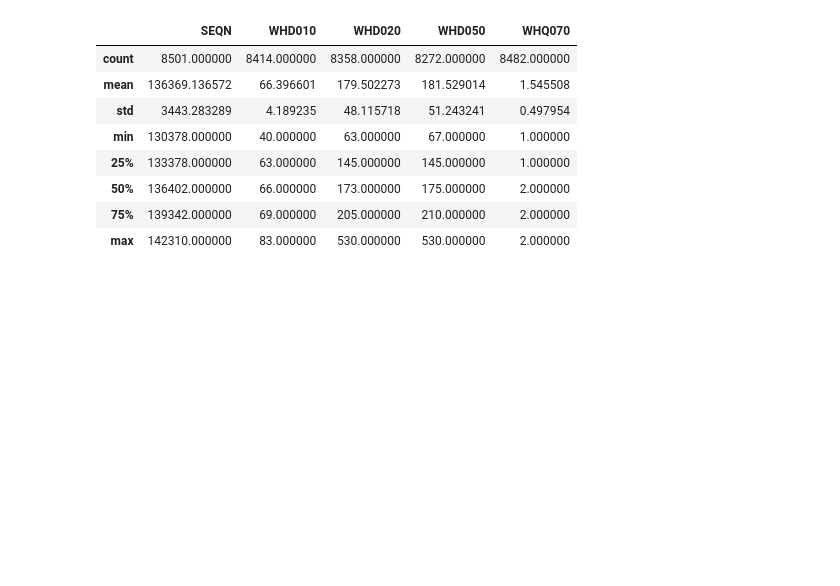
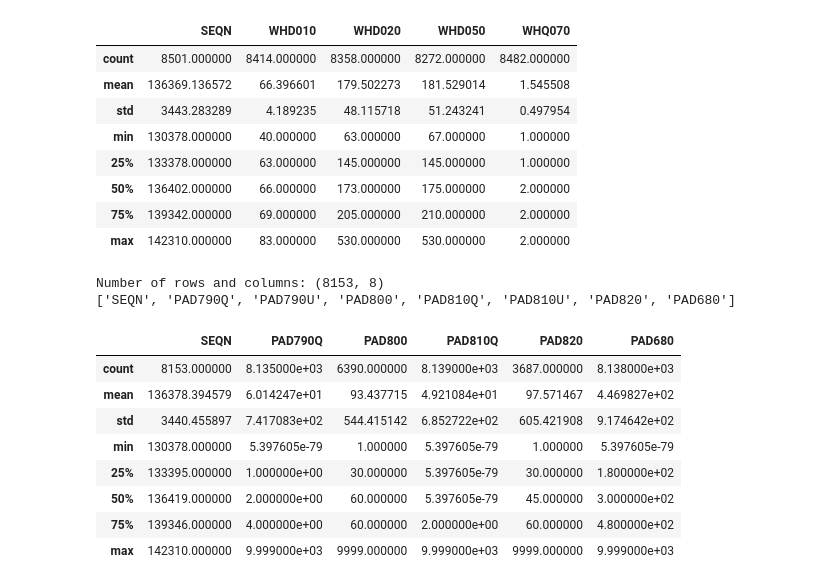
Before and after one commit to willcole2/nhanes-project, a Jupyter notebook: nhanes_exploration.ipynb, the cells around one changed output. Saved outputs shown, nothing was run; the diff lists cells and outputs as text; code cells hidden in the pictures; blank space fills up the shorter version.

```diff
--- a/nhanes_exploration.ipynb
+++ b/nhanes_exploration.ipynb
@@ -69,3 +69,26 @@ whq_clean.describe()
 | 50% | 136402.000000 | 66.000000 | 173.000000 | 175.000000 | 2.000000 |
 | 75% | 139342.000000 | 69.000000 | 205.000000 | 210.000000 | 2.000000 |
 | max | 142310.000000 | 83.000000 | 530.000000 | 530.000000 | 2.000000 |
+# %%
+# Load the Physical Activity dataset
+paq = pd.read_sas("data/PAQ_L.xpt")
+
+# Check dimensions and variable names
+print("Number of rows and columns:", paq.shape)
+print(paq.columns.tolist())
+# %% [output]
+Number of rows and columns: (8153, 8)
+['SEQN', 'PAD790Q', 'PAD790U', 'PAD800', 'PAD810Q', 'PAD810U', 'PAD820', 'PAD680']
+# %%
+# Descriptive statistics for Physical Activity
+paq.describe()
+# %% [output]
+|  | SEQN | PAD790Q | PAD800 | PAD810Q | PAD820 | PAD680 |
+| count | 8153.000000 | 8.135000e+03 | 6390.000000 | 8.139000e+03 | 3687.000000 | 8.138000e+03 |
+| mean | 136378.394579 | 6.014247e+01 | 93.437715 | 4.921084e+01 | 97.571467 | 4.469827e+02 |
+| std | 3440.455897 | 7.417083e+02 | 544.415142 | 6.852722e+02 | 605.421908 | 9.174642e+02 |
+| min | 130378.000000 | 5.397605e-79 | 1.000000 | 5.397605e-79 | 1.000000 | 5.397605e-79 |
+| 25% | 133395.000000 | 1.000000e+00 | 30.000000 | 5.397605e-79 | 30.000000 | 1.800000e+02 |
+| 50% | 136419.000000 | 2.000000e+00 | 60.000000 | 5.397605e-79 | 45.000000 | 3.000000e+02 |
+| 75% | 139346.000000 | 4.000000e+00 | 60.000000 | 2.000000e+00 | 60.000000 | 4.800000e+02 |
+| max | 142310.000000 | 9.999000e+03 | 9999.000000 | 9.999000e+03 | 9999.000000 | 9.999000e+03 |
```
Also changed, not shown: parts of 18 cells of this notebook, 1 other file.
